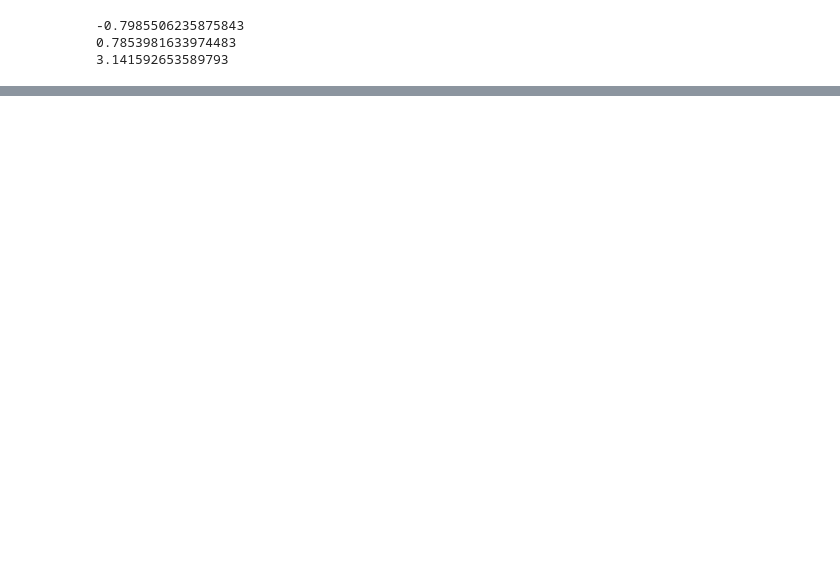
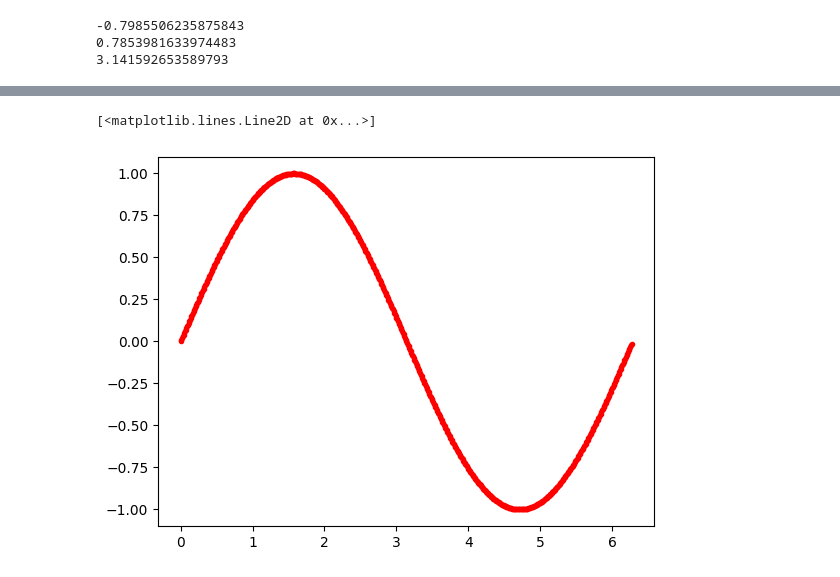
Before and after one commit to mdomag/python, a Jupyter notebook: LAB/exercises.ipynb, the cells around one changed output, grey strips where cells are left out. Saved outputs shown, nothing was run; the diff lists cells and outputs as text; code cells hidden in the pictures; blank space fills up the shorter version.

```diff
--- a/LAB/exercises.ipynb
+++ b/LAB/exercises.ipynb
@@ -220,0 +308,7 @@ STEPS
+# %%
+x = [i/100 for i in range(0,628)]
+y = list(map(lambda i:math.sin(i),x))
+plt.plot(x,y, color='r', marker='.') #o / . / r?
+# %% [output]
+[<matplotlib.lines.Line2D at 0x...>]
+[figure, added]
```
Also changed, not shown: parts of 21 cells of this notebook, 1 other file.
